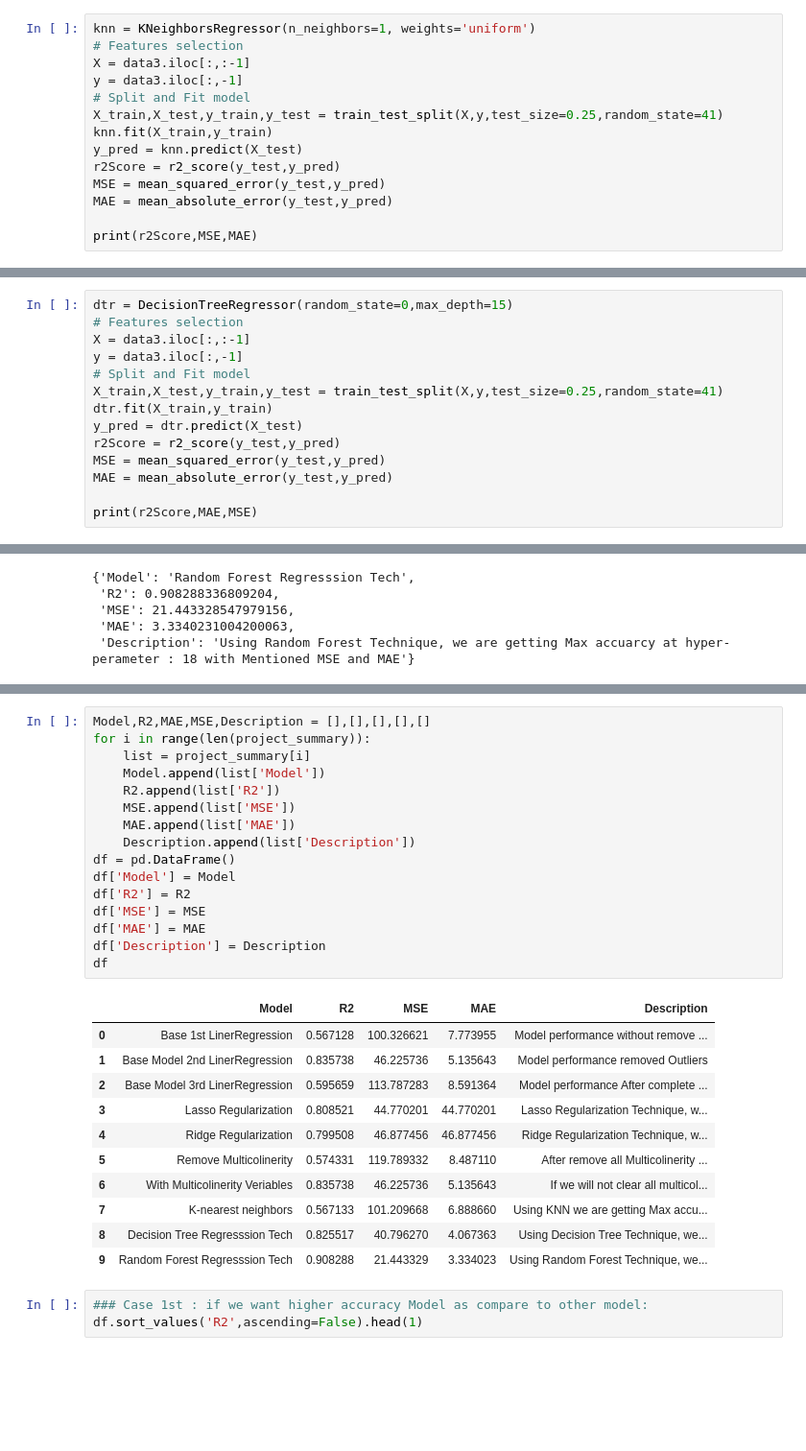
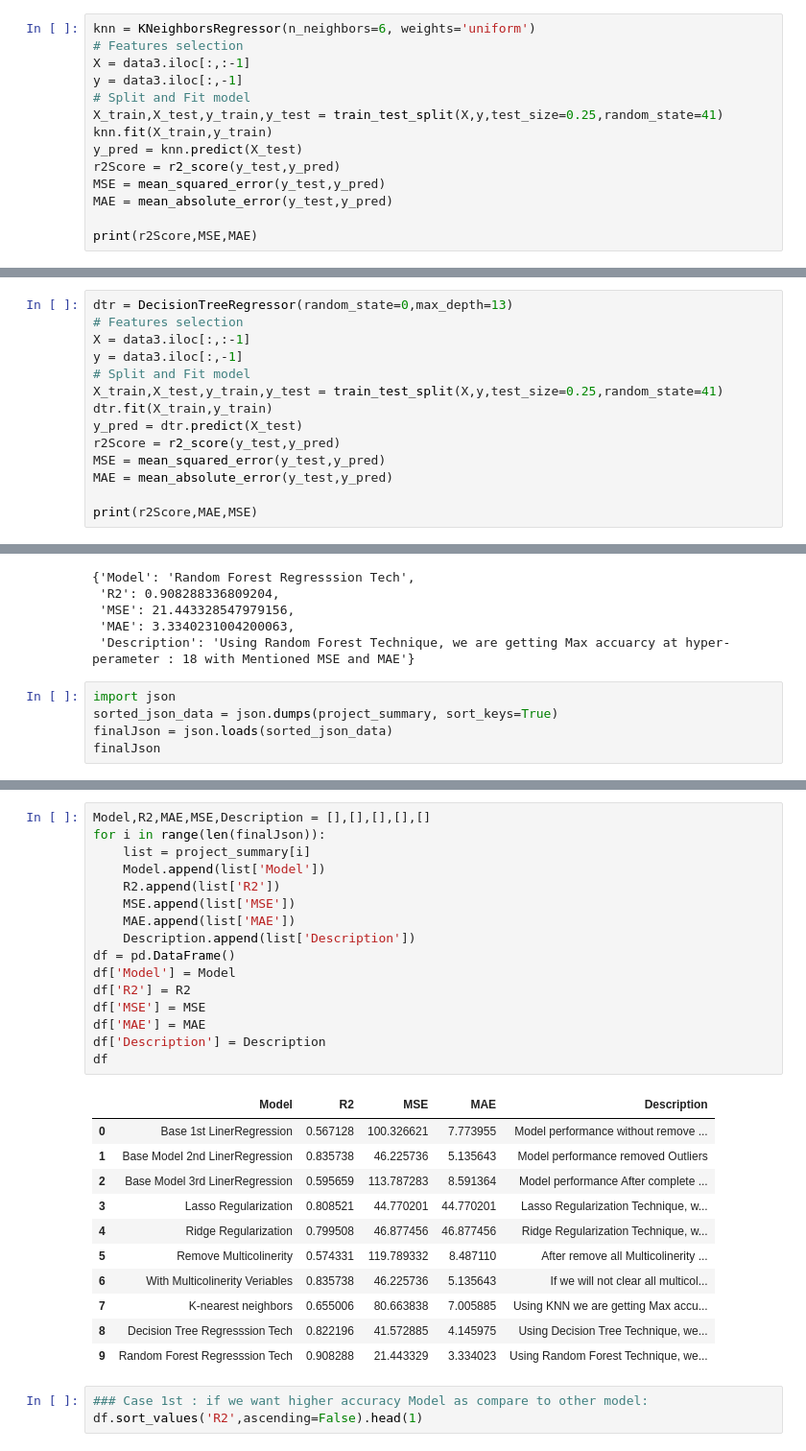
Before and after one commit to Rajat111062/Supervised_Learning_Project, a Jupyter notebook: LinearConcreate.ipynb, the cells around one changed output, grey strips where cells are left out. Shown at 96% size. Drawn from its saved outputs; the diff is of its cells as text; blank space fills up the shorter version.

```diff
--- a/LinearConcreate.ipynb
+++ b/LinearConcreate.ipynb
@@ -1005,7 +1183,7 @@ plt.show()
 18         19  0.513766  113.687539  8.541701
 [figure]
 # %%
-knn = KNeighborsRegressor(n_neighbors=1, weights='uniform')
+knn = KNeighborsRegressor(n_neighbors=6, weights='uniform')
 # Features selection
 X = data3.iloc[:,:-1]
 y = data3.iloc[:,-1]
@@ -1147,7 +1340,7 @@ plt.show()
 18         19  0.818044   42.543480   4.231366
 [figure]
 # %%
-dtr = DecisionTreeRegressor(random_state=0,max_depth=15)
+dtr = DecisionTreeRegressor(random_state=0,max_depth=13)
 # Features selection
 X = data3.iloc[:,:-1]
 y = data3.iloc[:,-1]
@@ -1288,3 +1543,8 @@ project_summary[9]
  'MSE': 21.443328547979156,
  'MAE': 3.3340231004200063,
  'Description': 'Using Random Forest Technique, we are getting Max accuarcy at hyper-perameter : 18 with Mentioned MSE and MAE'}
+# %%
+import json
+sorted_json_data = json.dumps(project_summary, sort_keys=True)
+finalJson = json.loads(sorted_json_data)
+finalJson
@@ -1291,30 +1569,30 @@ project_summary[9]
 # %%
 Model,R2,MAE,MSE,Description = [],[],[],[],[]
-for i in range(len(project_summary)):
+for i in range(len(finalJson)):
     list = project_summary[i]
     Model.append(list['Model'])
     R2.append(list['R2'])
     MSE.append(list['MSE'])
     MAE.append(list['MAE'])
     Description.append(list['Description'])
 df = pd.DataFrame()
 df['Model'] = Model
 df['R2'] = R2
 df['MSE'] = MSE
 df['MAE'] = MAE
 df['Description'] = Description
 df
 # %% [output]
 |  | Model | R2 | MSE | MAE | Description |
 | 0 | Base 1st LinerRegression | 0.567128 | 100.326621 | 7.773955 | Model performance without remove ... |
 | 1 | Base Model 2nd LinerRegression | 0.835738 | 46.225736 | 5.135643 | Model performance removed Outliers |
 | 2 | Base Model 3rd LinerRegression | 0.595659 | 113.787283 | 8.591364 | Model performance After complete ... |
 | 3 | Lasso Regularization | 0.808521 | 44.770201 | 44.770201 | Lasso Regularization Technique, w... |
 | 4 | Ridge Regularization | 0.799508 | 46.877456 | 46.877456 | Ridge Regularization Technique, w... |
 | 5 | Remove Multicolinerity | 0.574331 | 119.789332 | 8.487110 | After remove all Multicolinerity ... |
 | 6 | With Multicolinerity Veriables | 0.835738 | 46.225736 | 5.135643 | If we will not clear all multicol... |
-| 7 | K-nearest neighbors | 0.567133 | 101.209668 | 6.888660 | Using KNN we are getting Max accu... |
-| 8 | Decision Tree Regresssion Tech | 0.825517 | 40.796270 | 4.067363 | Using Decision Tree Technique, we... |
+| 7 | K-nearest neighbors | 0.655006 | 80.663838 | 7.005885 | Using KNN we are getting Max accu... |
+| 8 | Decision Tree Regresssion Tech | 0.822196 | 41.572885 | 4.145975 | Using Decision Tree Technique, we... |
 | 9 | Random Forest Regresssion Tech | 0.908288 | 21.443329 | 3.334023 | Using Random Forest Technique, we... |
 # %%
 ### Case 1st : if we want higher accuracy Model as compare to other model:
```
Also changed, not shown: parts of 32 cells of this notebook.
